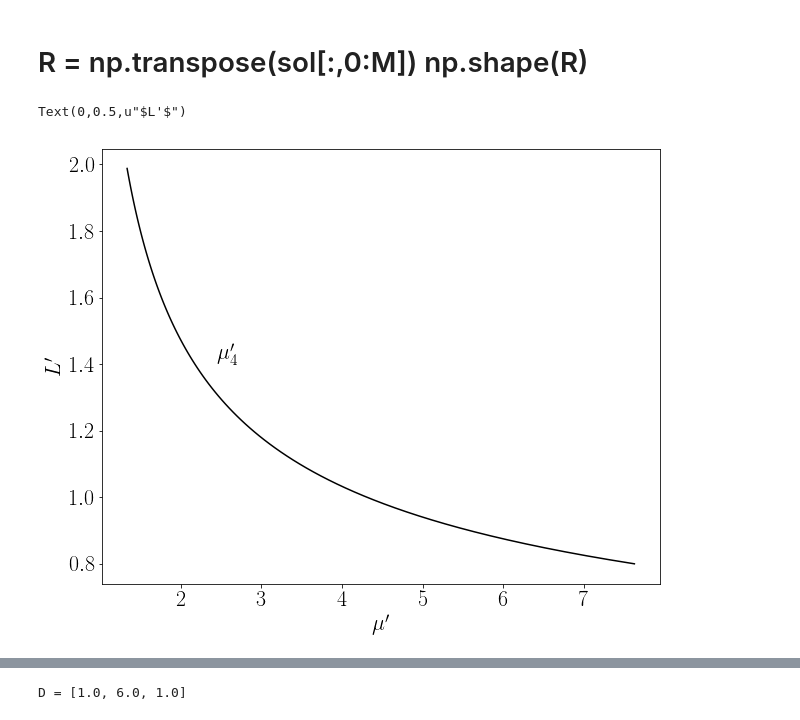
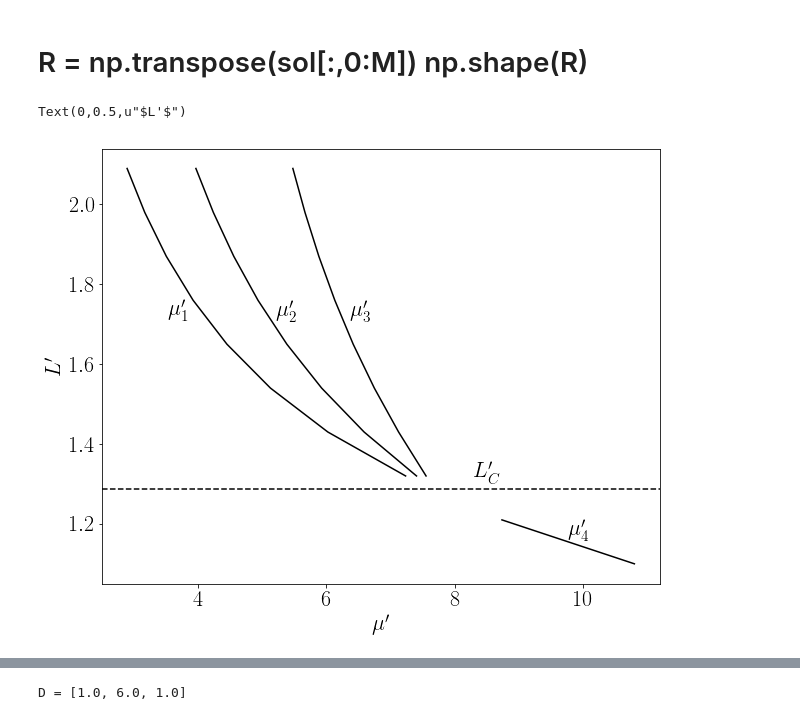
Before and after one commit to reand705/IGP, a Jupyter notebook: Method_Of_LinesIGP_MAX.ipynb, the cells around one changed output, grey strips where cells are left out. Saved outputs shown, nothing was run; the diff lists cells and outputs as text; code cells hidden in the pictures.

```diff
--- a/Method_Of_LinesIGP_MAX.ipynb
+++ b/Method_Of_LinesIGP_MAX.ipynb
@@ -405,23 +409,24 @@ plt.axis([0,140,0,20])
 # R = np.transpose(sol[:,0:M]) np.shape(R)
 # %%
 #SEARCH FOR PARAMETERS FOR BEAUTIFUL PLOTS
-Nl = 100 #Número de pontos de L
-Nmu = 100 #Número de pontos de MU
-L = [0.8 + 0.012*j for j in range(0,Nl)]
-MU = [0 + 0.06*i for i in range(0,Nmu)]
+Nl = 10 #Número de pontos de L
+Nmu = 10 #Número de pontos de MU
+L = [1.1 + 0.11*j for j in range(0,Nl)]
+MU = [2 + 0.7*i for i in range(0,Nmu)]
 t = np.linspace(0,Tmax,N)
-m1 = 1.05
-m2 = 0.95
-gamma = 1.4
-alpha = 1
-beta = 1
+m2 = 1.05
+m1 = 0.95
+gamma = 0.5
+alpha = 0.9
+beta = 0.9
 amplitude = 1.0
+
 
 plt.figure(figsize=(10,8))
 
 #escolha os Ds
-D1 = 8.0
-D2 = 2.0
+D1 = 7.0
+D2 = 3.0
 DR = 1.0
 
 MU1 = np.zeros(Nl)
@@ -466,33 +471,33 @@ elif gamma < 1:
 
 elif gamma > 1 and (D2/m2 - D1*gamma/m1)*1/(gamma - 1) > 0: #Coexistence if L < Lc
     newL = [L[i] for i in range(0,Nl) if L[i] < Lc()]
     plt.plot(MU1[0:len(newL)],newL,color = 'black')
     plt.annotate(r"$\mu'_1$",(np.mean(MU1[0:len(newL)]),np.mean(newL)),textcoords="offset points",xytext=(-20,-50))
 
     plt.plot(MU2[0:len(newL)],newL,color = 'black')
     plt.annotate(r"$\mu'_2$",(np.mean(MU2[0:len(newL)]),np.mean(newL)),textcoords="offset points",xytext=(40,-50))
 
     plt.plot(MU3[0:len(newL)],newL,color = 'black')
     plt.annotate(r"$\mu'_3$",(np.mean(MU3[0:len(newL)]),np.mean(newL)),textcoords="offset points",xytext=(65,-50))
 
     plt.plot(MU4[len(newL):],L[len(newL):],color = 'black')
     plt.annotate(r"$\mu'_4$",(np.mean(MU4[len(newL):]),np.mean(L[len(newL):])),textcoords="offset points",xytext=(0,0))
 
 elif gamma > 1:
     plt.plot(MU4,L,color = 'black')
     plt.annotate(r"$\mu'_4$",(np.mean(MU4),np.mean(L)),textcoords="offset points",xytext=(-30,0))
 
 #Lc is real
 if (D2/m2 - D1*gamma/m1)*1/(gamma - 1) > 0:
     plt.axhline(y=Lc(), color='black', linestyle='--')
-    plt.annotate(r"$L'_C$",(MU[10],Lc()),textcoords="offset points",xytext=(0,5))
+    plt.annotate(r"$L'_C$",(MU[-1],Lc()),textcoords="offset points",xytext=(0,5))
 
 #plt.axis([1,25,0.8,2])
 plt.xlabel(r"$\mu'$")
 plt.ylabel(r"$L'$")
 #plt.title(r"$D_R = %.0f,D_1 = %.0f,D_2 = %.0f,\gamma = %.1f$" %(DR, D1, D2, gamma))
 #plt.savefig("Plots/g%dD1%dDR%d.png" %(gamma*10,D1,DR))
 # %% [output]
 Text(0,0.5,u"$L'$")
-[figure, old version]
+[figure, new version]
 # %%
```
Also changed, not shown: parts of 4 cells of this notebook.
